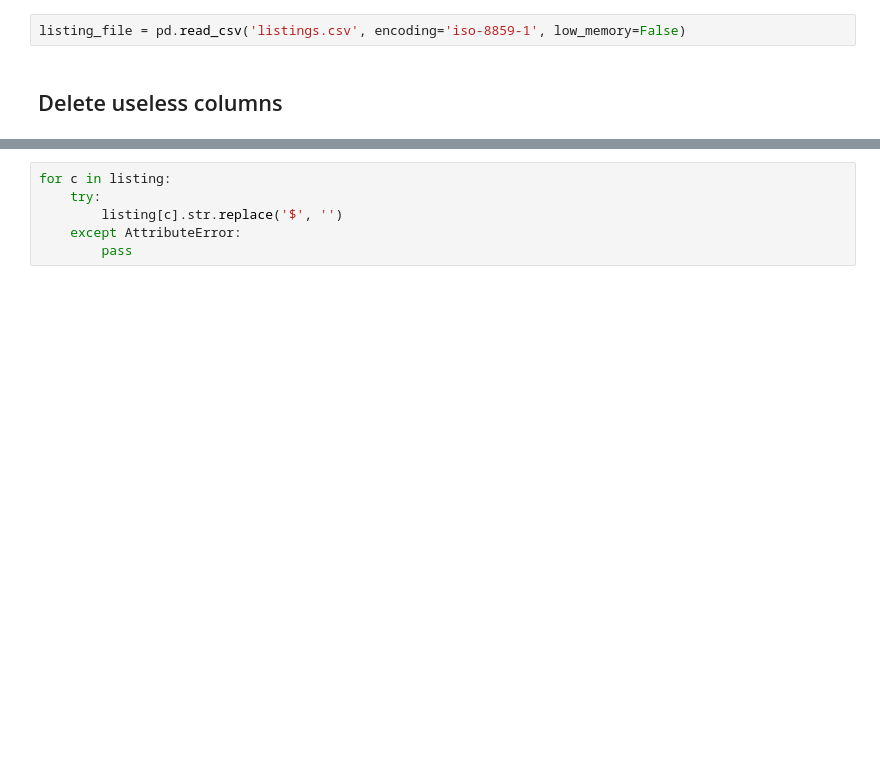
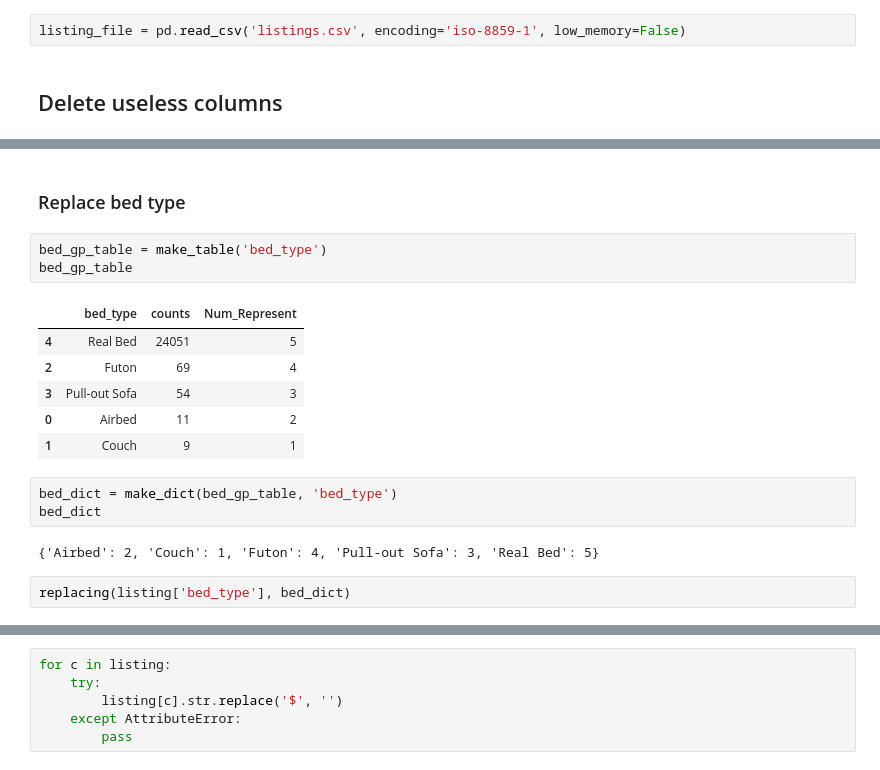
Before and after one commit to BigtoC/Data-Mining-of-Edinburgh-Airbnb, a Jupyter notebook: data-preprocessing.ipynb, the cells around one changed output, grey strips where cells are left out. Cells and saved outputs as stored; diff of their text form; blank space fills up the shorter version.

Commit message:
Working on replacing str with nums

```diff
--- a/data-preprocessing.ipynb
+++ b/data-preprocessing.ipynb
@@ -42,0 +51,19 @@ listing['bed_type'] = listing['bed_type'].str.replace('Real Bed', '1').replace('
+# %% [markdown]
+### Replace bed type
+# %%
+bed_gp_table = make_table('bed_type')
+bed_gp_table
+# %% [output]
+|  | bed_type | counts | Num_Represent |
+| 4 | Real Bed | 24051 | 5 |
+| 2 | Futon | 69 | 4 |
+| 3 | Pull-out Sofa | 54 | 3 |
+| 0 | Airbed | 11 | 2 |
+| 1 | Couch | 9 | 1 |
+# %%
+bed_dict = make_dict(bed_gp_table, 'bed_type')
+bed_dict
+# %% [output]
+{'Airbed': 2, 'Couch': 1, 'Futon': 4, 'Pull-out Sofa': 3, 'Real Bed': 5}
+# %%
+replacing(listing['bed_type'], bed_dict)
```
Also changed, not shown: parts of 25 cells of this notebook.
